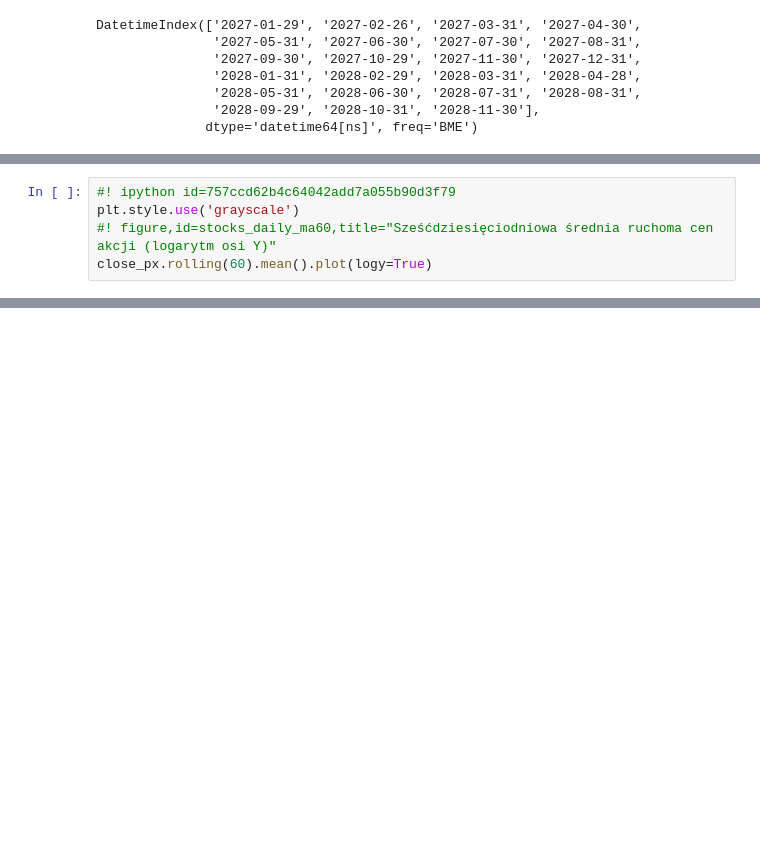
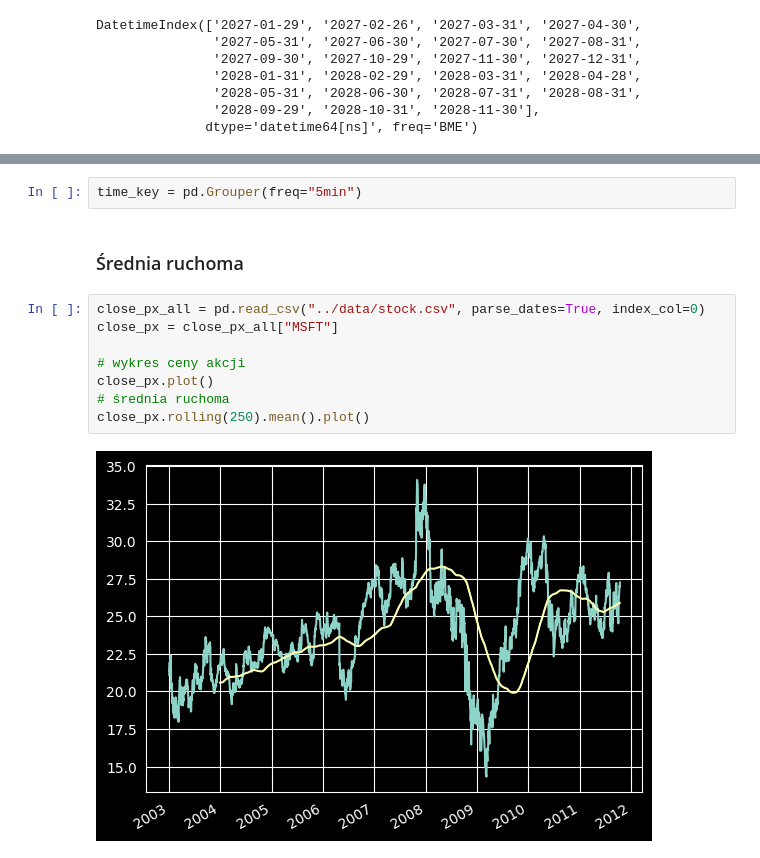
Before and after one commit to mzarnecki/time-series-analysis, a Jupyter notebook: notebook/time_series_analyze_with_pandas.ipynb, the cells around one changed output, grey strips where cells are left out. Drawn from its saved outputs; the diff is of its cells as text; blank space fills up the shorter version.

Commit message:
update readme and translate, improve basic time series processing examples

```diff
--- a/notebook/time_series_analyze_with_pandas.ipynb
+++ b/notebook/time_series_analyze_with_pandas.ipynb
@@ -850,5 +191,0 @@ plt.figure()
-# %%
-#! ipython id=757ccd62b4c64042add7a055b90d3f79
-plt.style.use('grayscale')
-#! figure,id=stocks_daily_ma60,title="Sześćdziesięciodniowa średnia ruchoma cen akcji (logarytm osi Y)"
-close_px.rolling(60).mean().plot(logy=True)
@@ -946,0 +272,14 @@ pd.options.display.max_rows = PREVIOUS_MAX_ROWS
+# %%
+time_key = pd.Grouper(freq="5min")
+# %% [markdown]
+### Średnia ruchoma
+# %%
+close_px_all = pd.read_csv("../data/stock.csv", parse_dates=True, index_col=0)
+close_px = close_px_all["MSFT"]
+
+# wykres ceny akcji
+close_px.plot()
+# średnia ruchoma
+close_px.rolling(250).mean().plot()
+# %% [output]
+[figure, added]
```
Also changed, not shown: parts of 100 cells of this notebook, 2 other files.
